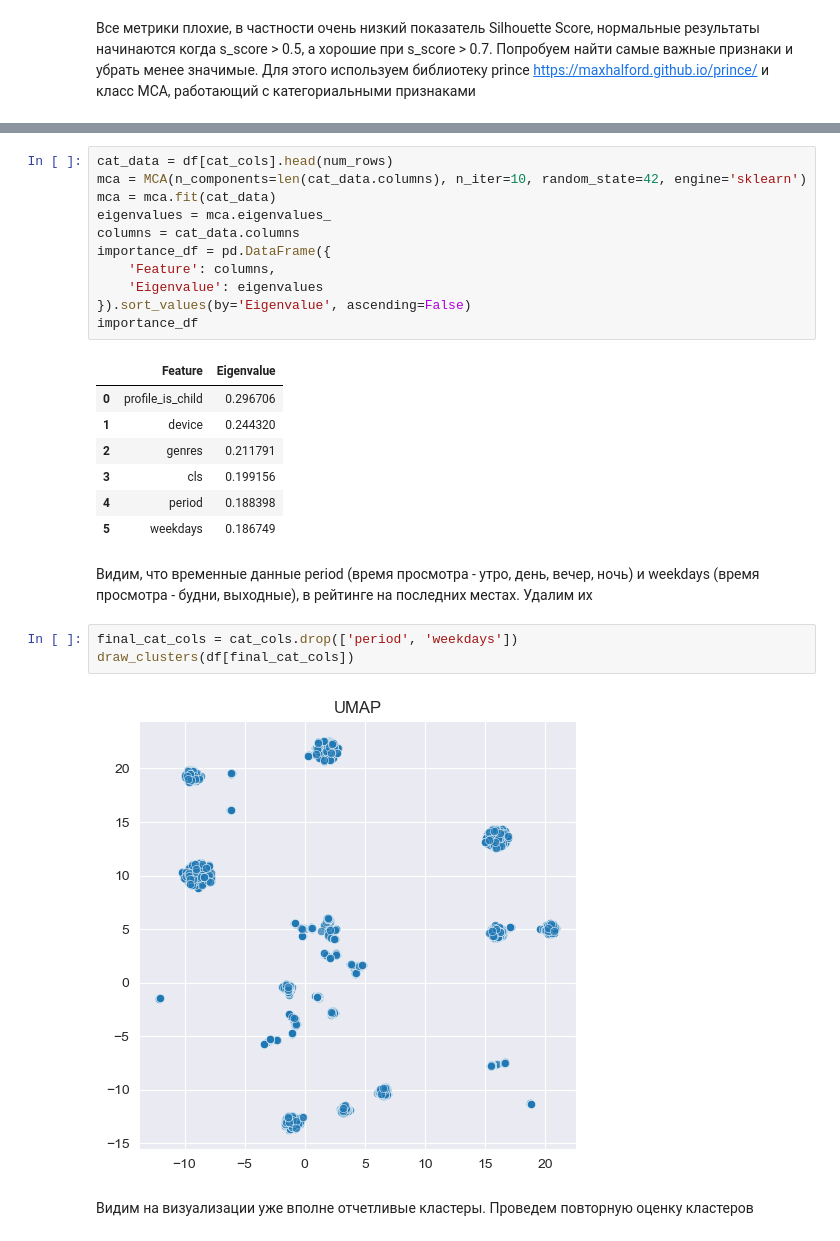
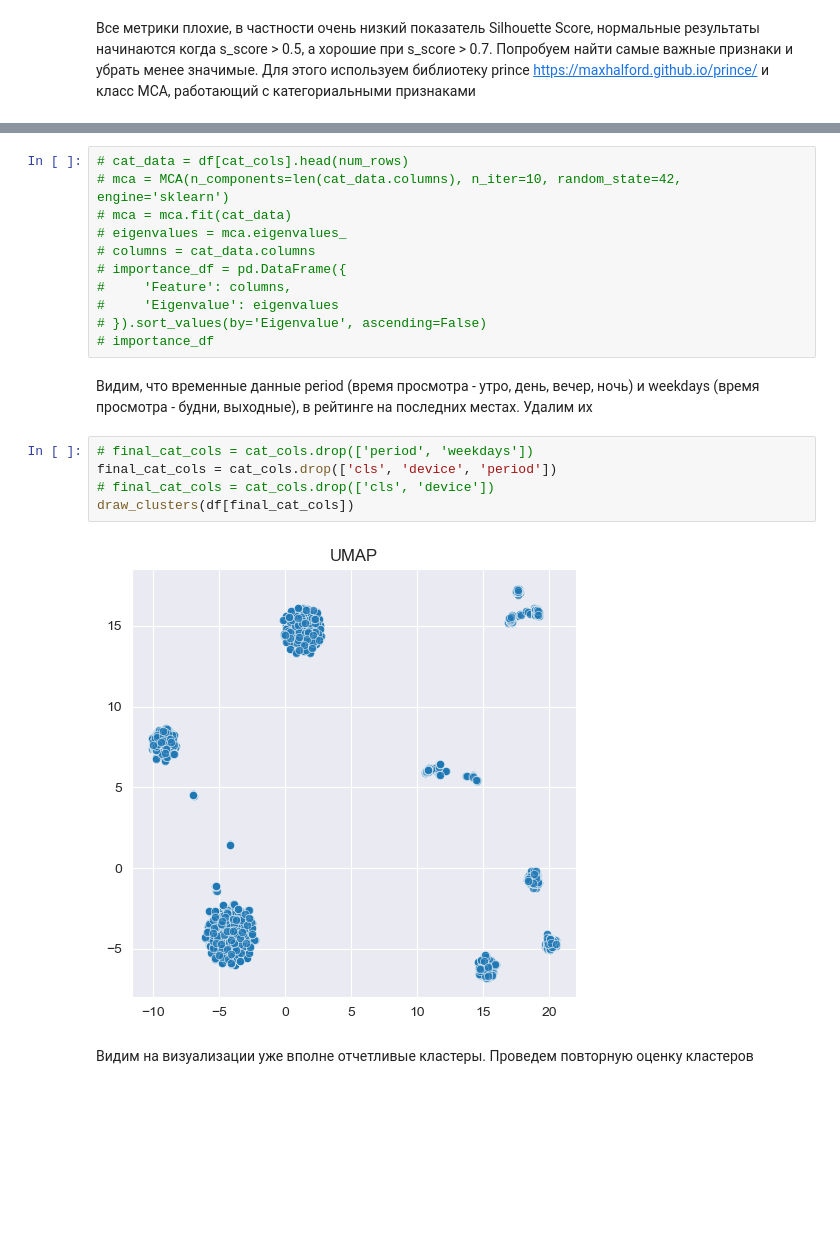
Before and after one commit to Patrick7777777/users_segmentation, a Jupyter notebook: main.ipynb, the cells around one changed output, grey strips where cells are left out. Drawn from its saved outputs; the diff is of its cells as text; blank space fills up the shorter version.

```diff
--- a/main.ipynb
+++ b/main.ipynb
@@ -221,29 +250,23 @@ Davies-Bouldin Score: 2.1386667566729947
 # %%
-cat_data = df[cat_cols].head(num_rows)
-mca = MCA(n_components=len(cat_data.columns), n_iter=10, random_state=42, engine='sklearn')
-mca = mca.fit(cat_data)
-eigenvalues = mca.eigenvalues_
-columns = cat_data.columns
-importance_df = pd.DataFrame({
-    'Feature': columns,
-    'Eigenvalue': eigenvalues
-}).sort_values(by='Eigenvalue', ascending=False)
-importance_df
+# cat_data = df[cat_cols].head(num_rows)
+# mca = MCA(n_components=len(cat_data.columns), n_iter=10, random_state=42, engine='sklearn')
+# mca = mca.fit(cat_data)
+# eigenvalues = mca.eigenvalues_
+# columns = cat_data.columns
+# importance_df = pd.DataFrame({
+#     'Feature': columns,
+#     'Eigenvalue': eigenvalues
+# }).sort_values(by='Eigenvalue', ascending=False)
+# importance_df
-# %% [output]
-|  | Feature | Eigenvalue |
-| 0 | profile_is_child | 0.296706 |
-| 1 | device | 0.244320 |
-| 2 | genres | 0.211791 |
-| 3 | cls | 0.199156 |
-| 4 | period | 0.188398 |
-| 5 | weekdays | 0.186749 |
 # %% [markdown]
 Видим, что временные данные period (время просмотра - утро, день, вечер, ночь) и weekdays (время просмотра - будни, выходные), в рейтинге на последних местах. Удалим их
 # %%
-final_cat_cols = cat_cols.drop(['period', 'weekdays'])
+# final_cat_cols = cat_cols.drop(['period', 'weekdays'])
+final_cat_cols = cat_cols.drop(['cls', 'device', 'period'])
+# final_cat_cols = cat_cols.drop(['cls', 'device'])
 draw_clusters(df[final_cat_cols])
 # %% [output]
-[figure, old version]
+[figure, new version]
 # %% [markdown]
 Видим на визуализации уже вполне отчетливые кластеры. Проведем повторную оценку кластеров
 # %%
```
Also changed, not shown: parts of 22 cells of this notebook, 1 other file.
